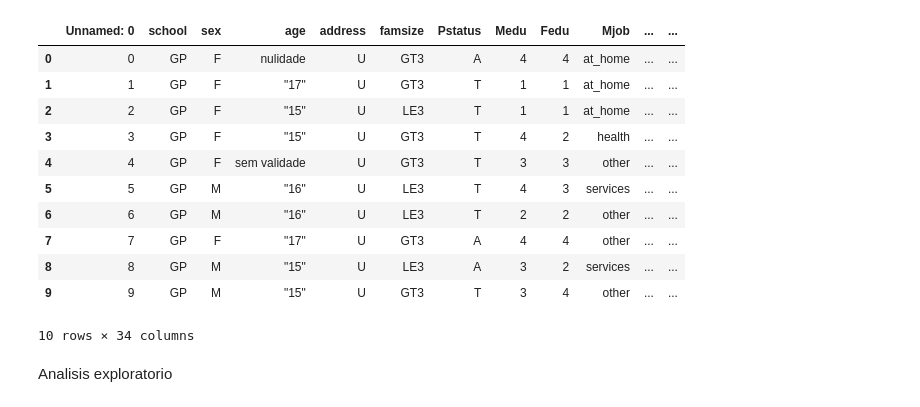
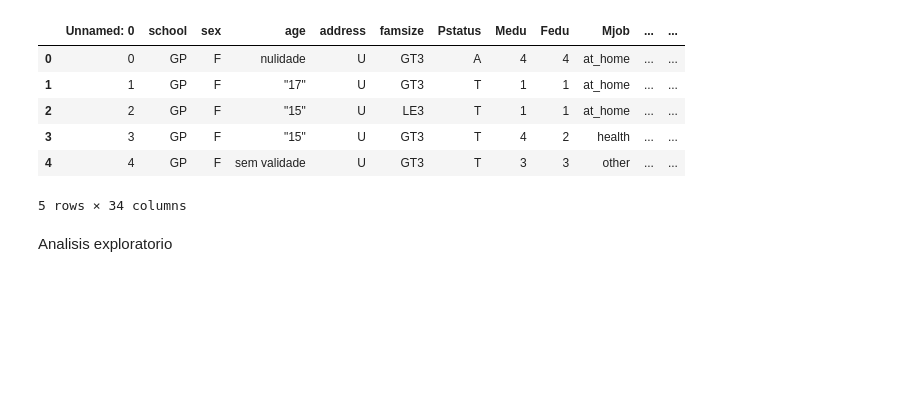
Before and after one commit to TomasCastilloF/Desempeno_Academico_Un_Modelo_Predictivo_Basado_en_Factores_Sociodemograficos_y_Conductuales, a Jupyter notebook: Desempeño_académico.ipynb, the cells around one changed output. Cells and saved outputs as stored; diff of their text form; code cells hidden in the pictures; blank space fills up the shorter version.

```diff
--- a/Desempeño_académico.ipynb
+++ b/Desempeño_académico.ipynb
@@ -26,20 +18,15 @@ except Exception as e:
 # %%
 data = pd.read_csv('Desempeno-Academico-Un-Modelo-Predictivo-Basado-en-Factores-Sociodemograficos-y-Conductuales/students.csv', sep= "|")
 
-data.head(10)
+data.head()
 # %% [output]
 |  | Unnamed: 0 | school | sex | age | address | famsize | Pstatus | Medu | Fedu | Mjob | ... | ... |
 | 0 | 0 | GP | F | nulidade | U | GT3 | A | 4 | 4 | at_home | ... | ... |
 | 1 | 1 | GP | F | "17" | U | GT3 | T | 1 | 1 | at_home | ... | ... |
 | 2 | 2 | GP | F | "15" | U | LE3 | T | 1 | 1 | at_home | ... | ... |
 | 3 | 3 | GP | F | "15" | U | GT3 | T | 4 | 2 | health | ... | ... |
 | 4 | 4 | GP | F | sem validade | U | GT3 | T | 3 | 3 | other | ... | ... |
-| 5 | 5 | GP | M | "16" | U | LE3 | T | 4 | 3 | services | ... | ... |
-| 6 | 6 | GP | M | "16" | U | LE3 | T | 2 | 2 | other | ... | ... |
-| 7 | 7 | GP | F | "17" | U | GT3 | A | 4 | 4 | other | ... | ... |
-| 8 | 8 | GP | M | "15" | U | LE3 | A | 3 | 2 | services | ... | ... |
-| 9 | 9 | GP | M | "15" | U | GT3 | T | 3 | 4 | other | ... | ... |
-10 rows × 34 columns
+5 rows × 34 columns
 # %% [markdown]
 Analisis exploratorio
 # %%
```
Also changed, not shown: parts of 7 cells of this notebook.
